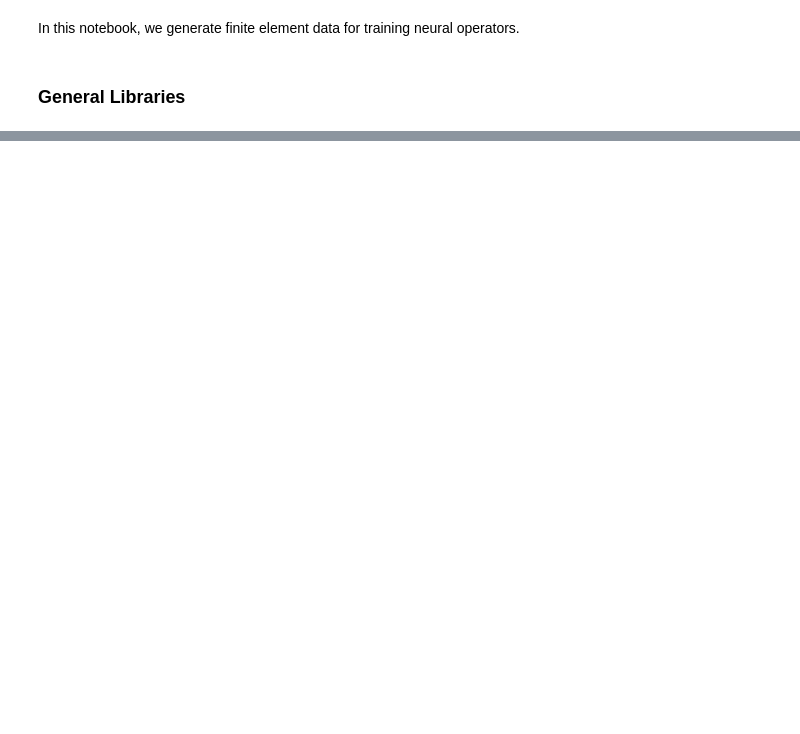
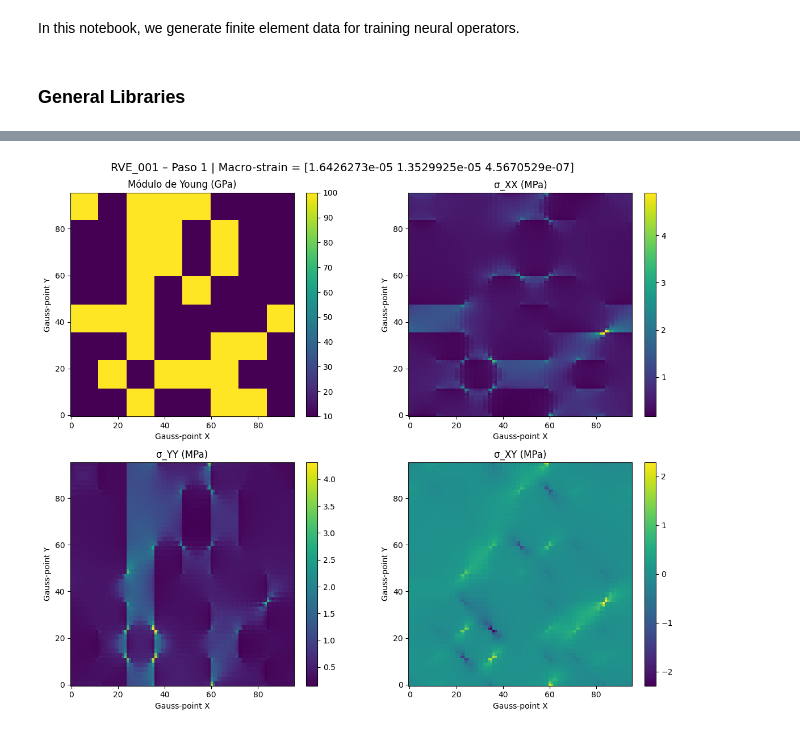
Before and after one commit to bdesia/feinn_project, a Jupyter notebook: notebooks/RVE_data_generation/RVE_data_generation.ipynb, the cells around one changed output, grey strips where cells are left out. Saved outputs shown, nothing was run; the diff lists cells and outputs as text; code cells hidden in the pictures; blank space fills up the shorter version.

Commit message:
RVE data generation

```diff
--- a/notebooks/RVE_data_generation/RVE_data_generation.ipynb
+++ b/notebooks/RVE_data_generation/RVE_data_generation.ipynb
@@ -159,0 +339,23 @@ fem_solver.plot_deformed_mesh(scale=4)
+# %%
+# ==================== PLOTS DE VERIFICACIÓN ====================
+step = -1
+
+fig, axs = plt.subplots(2, 2, figsize=(12, 10))
+titles = ['Módulo de Young (GPa)', 'σ_XX (MPa)', 'σ_YY (MPa)', 'σ_XY (MPa)']
+data   = [fields[step,:,:,0]/1e3,
+          fields[step,:,:,1],
+          fields[step,:,:,2],
+          fields[step,:,:,3]]
+
+for i, ax in enumerate(axs.flat):
+    im = ax.imshow(data[i], cmap='viridis', origin='lower')
+    ax.set_title(titles[i])
+    ax.set_xlabel('Gauss-point X')
+    ax.set_ylabel('Gauss-point Y')
+    plt.colorbar(im, ax=ax, fraction=0.046, pad=0.04)
+
+plt.suptitle(f'RVE_{1:03d} – Paso {step+1} | Macro-strain = {macro_strain[step]}', fontsize=14)
+plt.tight_layout()
+plt.show()
+# %% [output]
+[figure, added]
```
Also changed, not shown: parts of 6 cells of this notebook, 5 other files.
